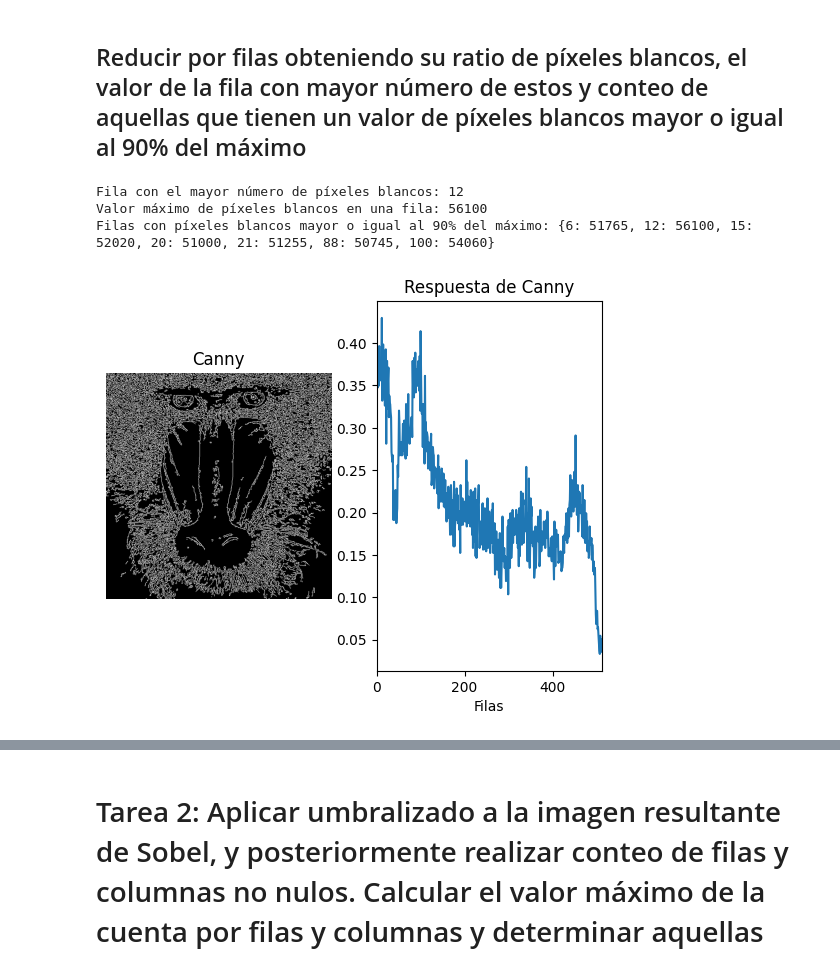
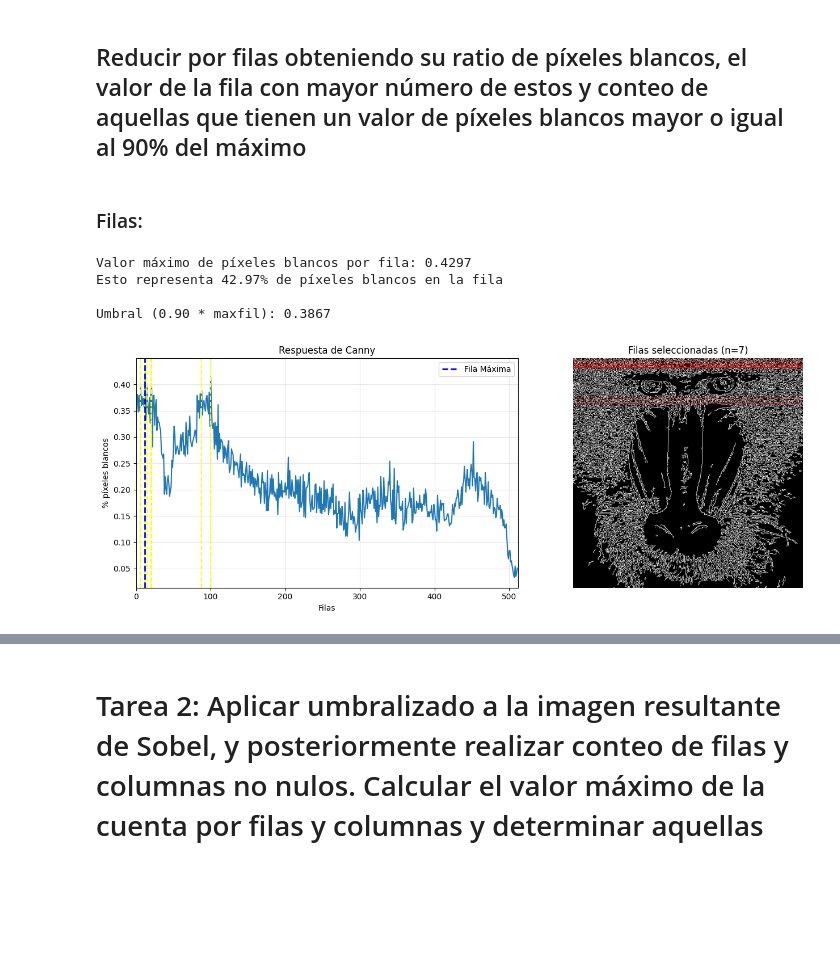
Before and after one commit to A-NullPointer/VC-P2, a Jupyter notebook: Practica2.ipynb, the cells around one changed output, grey strips where cells are left out. Cells and saved outputs as stored; diff of their text form; code cells hidden in the pictures; blank space fills up the shorter version.

Commit message:
Added task 1 and 4b with their read me explanation

```diff
--- a/Practica2.ipynb
+++ b/Practica2.ipynb
@@ -23,34 +64,64 @@ True
 # %% [markdown]
 ## Reducir por filas obteniendo su ratio de píxeles blancos, el valor de la fila con mayor número de estos y conteo de aquellas que tienen un valor de píxeles blancos mayor o igual al 90% del máximo
+# %% [markdown]
+### Filas:
 # %%
-row_counts = cv2.reduce(canny, 1, cv2.REDUCE_SUM, dtype=cv2.CV_32SC1).flatten()
+max_row = np.max(row)
 
-rows_ratio = row_counts / (255 * canny.shape[1])
+print(f"Valor máximo de píxeles blancos por fila: {max_row:.4f}")
+print(f"Esto representa {max_row * 100:.2f}% de píxeles blancos en la fila")
 
-max_index = np.argmax(row_counts)
-max_fill = row_counts[max_index]
-rows_task1 = {i: int(row_counts[i]) for i in range(len(row_counts)) if row_counts[i] >= 0.9 * max_fill}
+umbral = .9 * max_row
 
-print(f"Fila con el mayor número de píxeles blancos: {max_index}")
-print(f"Valor máximo de píxeles blancos en una fila: {max_fill}")
-print(f"Filas con píxeles blancos mayor o igual al 90% del máximo: {rows_task1}")
+print(f"\nUmbral (0.90 * maxfil): {umbral:.4f}")
 
-plt.figure()
+filas_seleccionadas = np.where(row >= umbral)[0]
+
+#Muestra dicha cuenta gráficamente
+plt.figure(figsize=(14, 5))
+
 plt.subplot(1, 2, 1)
-plt.axis("off")
-plt.title("Canny")
-plt.imshow(canny, cmap='gray')
-
-plt.subplot(1, 2, 2)
 plt.title("Respuesta de Canny")
 plt.xlabel("Filas")
-plt.ylabel("% píxeles")
-plt.plot(rows_ratio)
-plt.xlim([0, canny.shape[1]])
+plt.ylabel("% píxeles blancos")
+plt.plot(row)
 
-plt.savefig('imgs/mandril_canny_filas.jpg')
+# umbral
+#plt.axhline(y=umbral,color="red", linestyle='--', linewidth=2, label=f"Umbral (0.90*max_row)")
+
+for fila in filas_seleccionadas:
+    plt.axvline(x=fila,color="yellow", linestyle='--')
+
+# maximo
+#plt.axhline(y=max_row,color="green", linestyle='--', linewidth=2, label=f"Valor Máximo")
+plt.axvline(x=(np.where(row == max_row)[0]),color="blue", linestyle='--', linewidth=2, label=f"Fila Máxima")
+
+
+#Rango en x definido por las columnas
+plt.xlim([0, canny.shape[0]])
+#plt.ylim([0, max(row) * 1.1])
+
+plt.legend()
+plt.grid(True, alpha=.3)
+
+# filas marcadas
+plt.subplot(1, 2, 2)
+plt.title(f"Filas seleccionadas (n={len(filas_seleccionadas)})")
+plt.axis("off")
+canny_color = cv2.cvtColor(canny, cv2.COLOR_GRAY2BGR)
+
+# Marcar las filas seleccionadas en rojo
+for fila in filas_seleccionadas:
+    canny_color[fila, :] = [0, 0, 255]
+
+plt.imshow(cv2.cvtColor(canny_color, cv2.COLOR_BGR2RGB))
+
+plt.tight_layout()
+plt.savefig("imgs/analisis_filas_canny.jpg")
+plt.show()
 # %% [output]
-Fila con el mayor número de píxeles blancos: 12
-Valor máximo de píxeles blancos en una fila: 56100
-Filas con píxeles blancos mayor o igual al 90% del máximo: {6: 51765, 12: 56100, 15: 52020, 20: 51000, 21: 51255, 88: 50745, 100: 54060}
+Valor máximo de píxeles blancos por fila: 0.4297
+Esto representa 42.97% de píxeles blancos en la fila
+
+Umbral (0.90 * maxfil): 0.3867
-[figure, old version]
+[figure, new version]
```
Also changed, not shown: parts of 8 cells of this notebook, 4 other files.
